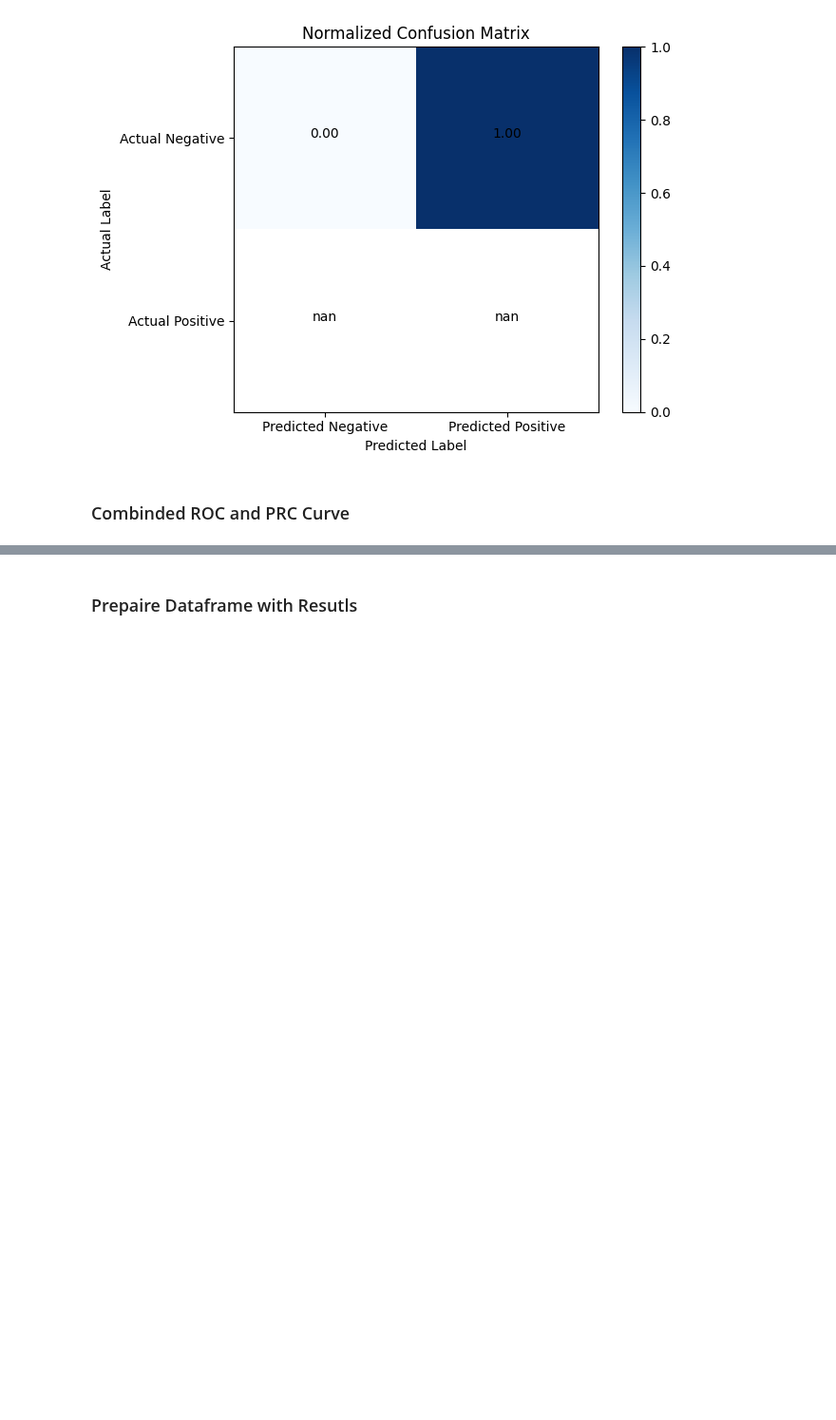
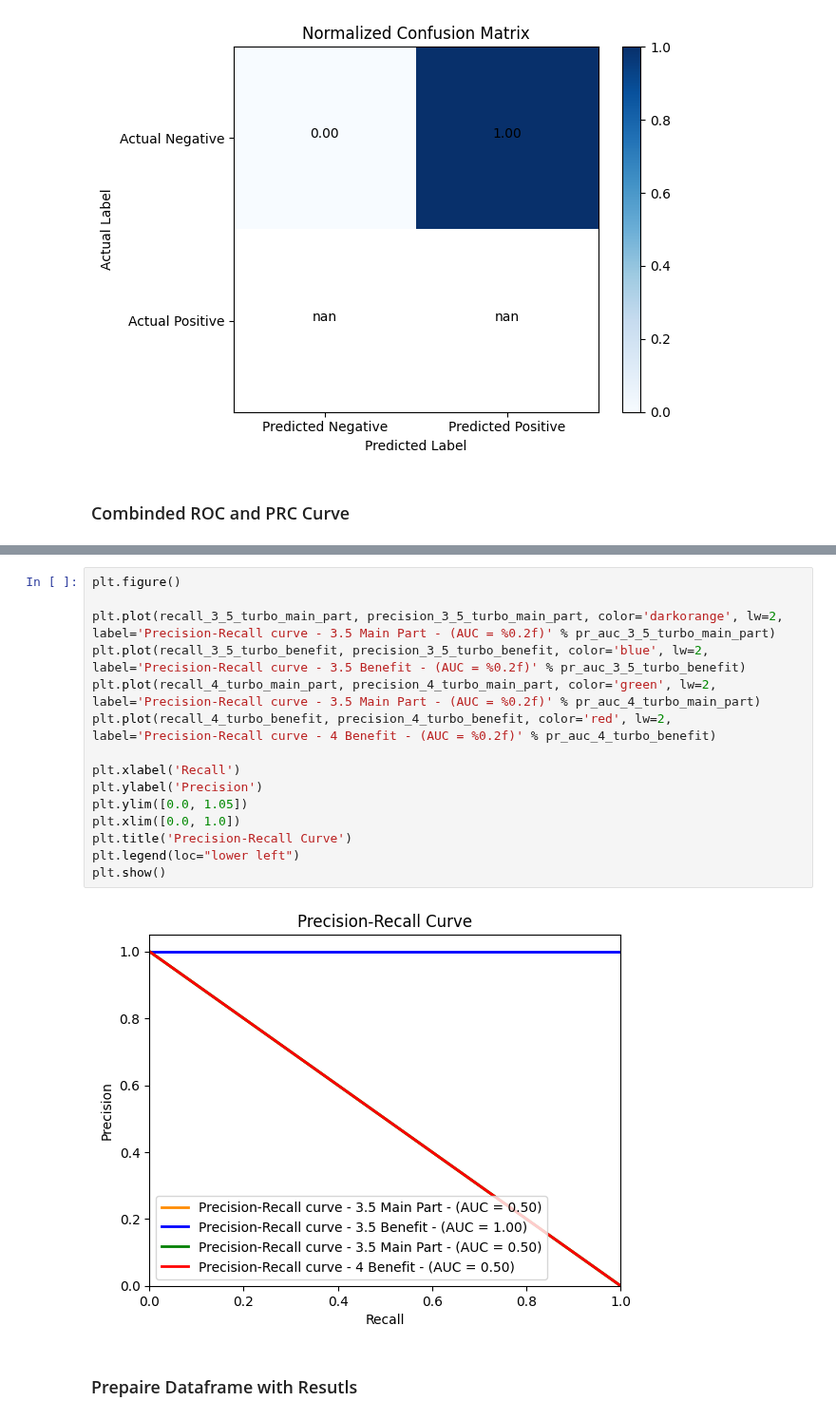
Before and after one commit to SoftwareStackLukas/LLMbasedRedundancyAnalysis, a Jupyter notebook: src/redundant_main_part_benefit_results.ipynb, the cells around one changed output, grey strips where cells are left out. Shown at 95% size. Drawn from its saved outputs; the diff is of its cells as text; blank space fills up the shorter version.

```diff
--- a/src/redundant_main_part_benefit_results.ipynb
+++ b/src/redundant_main_part_benefit_results.ipynb
@@ -707,3 +710,20 @@ plt.show()
+# %%
+plt.figure()
+
+plt.plot(recall_3_5_turbo_main_part, precision_3_5_turbo_main_part, color='darkorange', lw=2, label='Precision-Recall curve - 3.5 Main Part - (AUC = %0.2f)' % pr_auc_3_5_turbo_main_part)
+plt.plot(recall_3_5_turbo_benefit, precision_3_5_turbo_benefit, color='blue', lw=2, label='Precision-Recall curve - 3.5 Benefit - (AUC = %0.2f)' % pr_auc_3_5_turbo_benefit)
+plt.plot(recall_4_turbo_main_part, precision_4_turbo_main_part, color='green', lw=2, label='Precision-Recall curve - 3.5 Main Part - (AUC = %0.2f)' % pr_auc_4_turbo_main_part)
+plt.plot(recall_4_turbo_benefit, precision_4_turbo_benefit, color='red', lw=2, label='Precision-Recall curve - 4 Benefit - (AUC = %0.2f)' % pr_auc_4_turbo_benefit)
+
+plt.xlabel('Recall')
+plt.ylabel('Precision')
+plt.ylim([0.0, 1.05])
+plt.xlim([0.0, 1.0])
+plt.title('Precision-Recall Curve')
+plt.legend(loc="lower left")
+plt.show()
+# %% [output]
+[figure, added]
 # %% [markdown]
 ### Prepaire Dataframe with Resutls
 # %%
```
Also changed, not shown: parts of 3 cells of this notebook.
